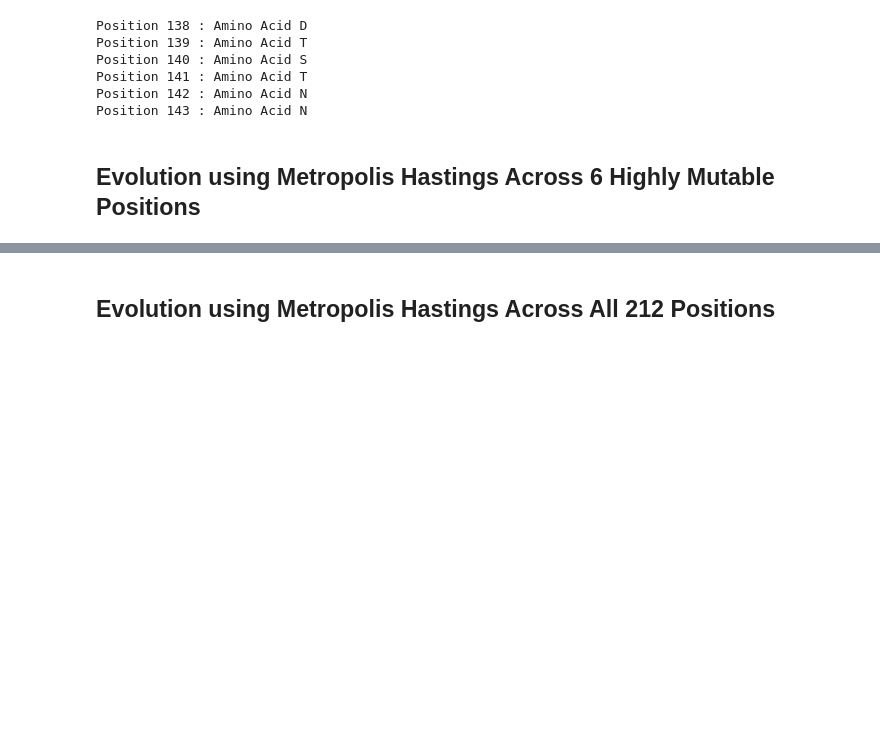
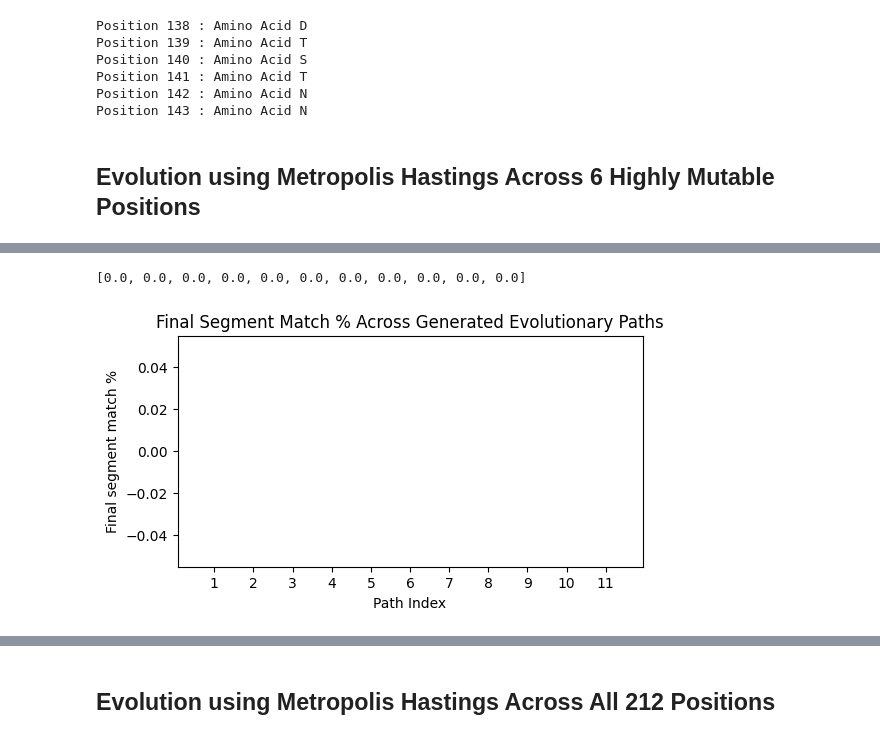
Before and after one commit to aubreyagub/esm2_for_fmdv, a Jupyter notebook: fmd-mh.ipynb, the cells around one changed output, grey strips where cells are left out. Drawn from its saved outputs; the diff is of its cells as text; code cells hidden in the pictures; blank space fills up the shorter version.

```diff
--- a/fmd-mh.ipynb
+++ b/fmd-mh.ipynb
@@ -134,0 +151,6 @@ evaluator.plot_path_mutation_matches(top_k,means,std_devs)
+# %%
+evaluator.bar_plot_path_final_segment_matches(paths_final_segment_matches)
+print(paths_final_segment_matches)
+# %% [output]
+[0.0, 0.0, 0.0, 0.0, 0.0, 0.0, 0.0, 0.0, 0.0, 0.0, 0.0]
+[figure, added]
```
Also changed, not shown: parts of 18 cells of this notebook.
